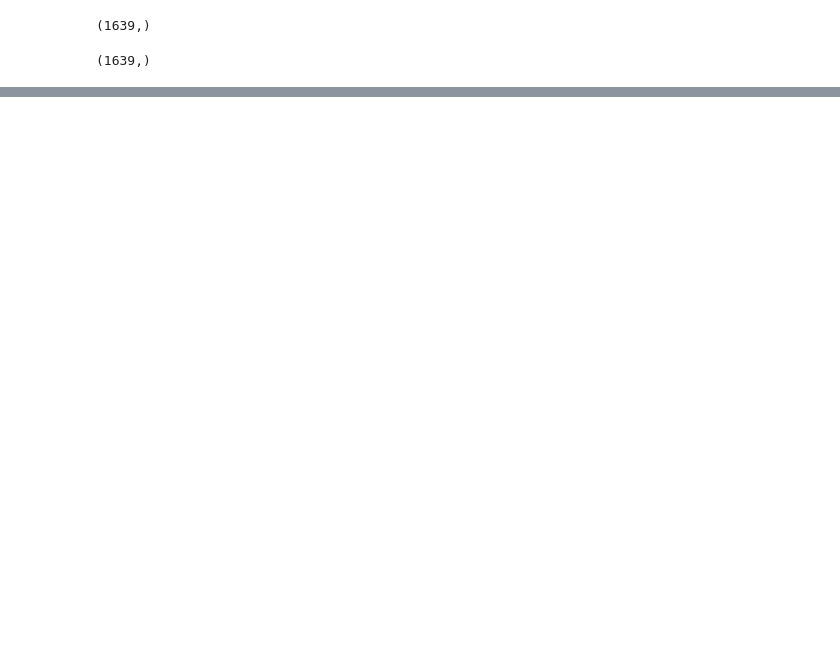
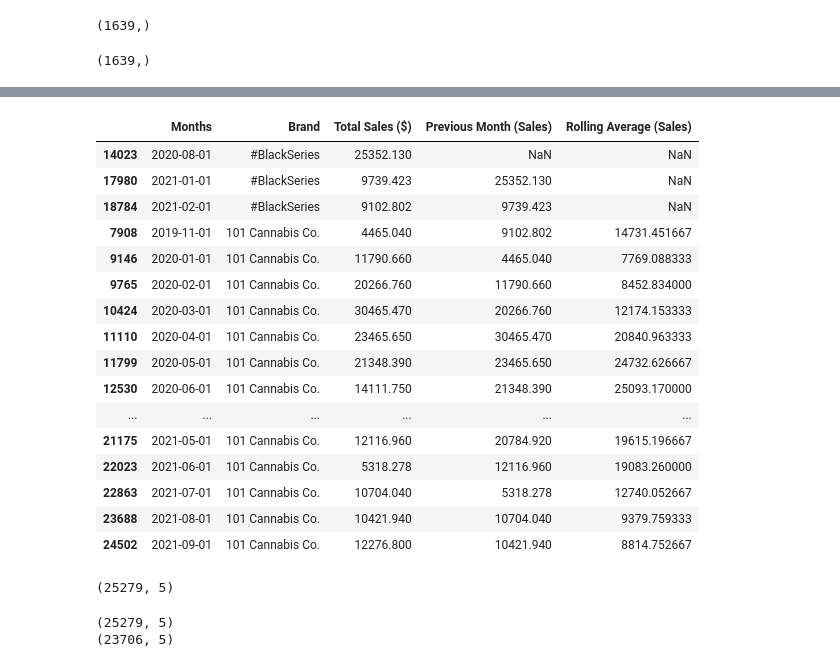
Before and after one commit to randallwc/CSM148.3, a Jupyter notebook: proj3.ipynb, the cells around one changed output, grey strips where cells are left out. Cells and saved outputs as stored; diff of their text form; code cells hidden in the pictures; blank space fills up the shorter version.

```diff
--- a/proj3.ipynb
+++ b/proj3.ipynb
@@ -396,0 +406,3 @@ np.unique(brands).shape
+# %%
+sales.sort_values(by=['Brand','Months'], inplace=True)
+sales.head(20)
@@ -396,0 +427,44 @@ np.unique(brands).shape
+# %%
+sales_df = sales
+sales_df.loc[:,'Previous Month (Sales)'] = sales_df.loc[:,'Total Sales ($)'].shift(+1)
+# inserting another column with difference between yesterday and day before yesterday's consumption values.
+sales_df.loc[:,'Rolling Average (Sales)'] = (sales_df.loc[:,'Total Sales ($)'].shift(+1) + sales_df.loc[:,'Total Sales ($)'].shift(+2) + sales_df.loc[:,'Total Sales ($)'].shift(+3))/3
+
+sales_df.head(25)
+# %% [output]
+|  | Months | Brand | Total Sales ($) | Previous Month (Sales) | Rolling Average (Sales) |
+| 14023 | 2020-08-01 | #BlackSeries | 25352.130 | NaN | NaN |
+| 17980 | 2021-01-01 | #BlackSeries | 9739.423 | 25352.130 | NaN |
+| 18784 | 2021-02-01 | #BlackSeries | 9102.802 | 9739.423 | NaN |
+| 7908 | 2019-11-01 | 101 Cannabis Co. | 4465.040 | 9102.802 | 14731.451667 |
+| 9146 | 2020-01-01 | 101 Cannabis Co. | 11790.660 | 4465.040 | 7769.088333 |
+| 9765 | 2020-02-01 | 101 Cannabis Co. | 20266.760 | 11790.660 | 8452.834000 |
+| 10424 | 2020-03-01 | 101 Cannabis Co. | 30465.470 | 20266.760 | 12174.153333 |
+| 11110 | 2020-04-01 | 101 Cannabis Co. | 23465.650 | 30465.470 | 20840.963333 |
+| 11799 | 2020-05-01 | 101 Cannabis Co. | 21348.390 | 23465.650 | 24732.626667 |
+| 12530 | 2020-06-01 | 101 Cannabis Co. | 14111.750 | 21348.390 | 25093.170000 |
+| ... | ... | ... | ... | ... | ... |
+| 21175 | 2021-05-01 | 101 Cannabis Co. | 12116.960 | 20784.920 | 19615.196667 |
+| 22023 | 2021-06-01 | 101 Cannabis Co. | 5318.278 | 12116.960 | 19083.260000 |
+| 22863 | 2021-07-01 | 101 Cannabis Co. | 10704.040 | 5318.278 | 12740.052667 |
+| 23688 | 2021-08-01 | 101 Cannabis Co. | 10421.940 | 10704.040 | 9379.759333 |
+| 24502 | 2021-09-01 | 101 Cannabis Co. | 12276.800 | 10421.940 | 8814.752667 |
+# %%
+sales_df.shape
+# %% [output]
+(25279, 5)
+# %%
+print(sales_df.shape)
+
+l = sales_df.shape[0]
+i = 1
+while i < l:
+    if sales_df.iloc[i]['Brand'] != sales_df.iloc[i-1]['Brand']:
+        sales_df.drop(i, inplace=True)
+        l-=1
+    i+=1
+
+print(sales_df.shape)
+# %% [output]
+(25279, 5)
+(23706, 5)
```
Also changed, not shown: parts of 12 cells of this notebook.
